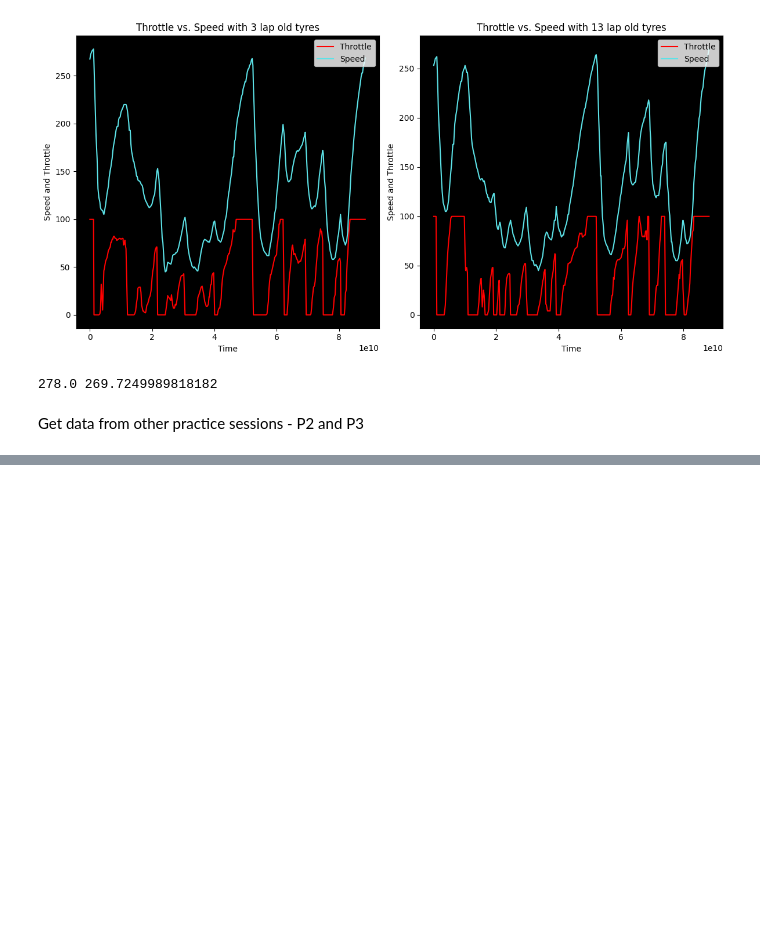
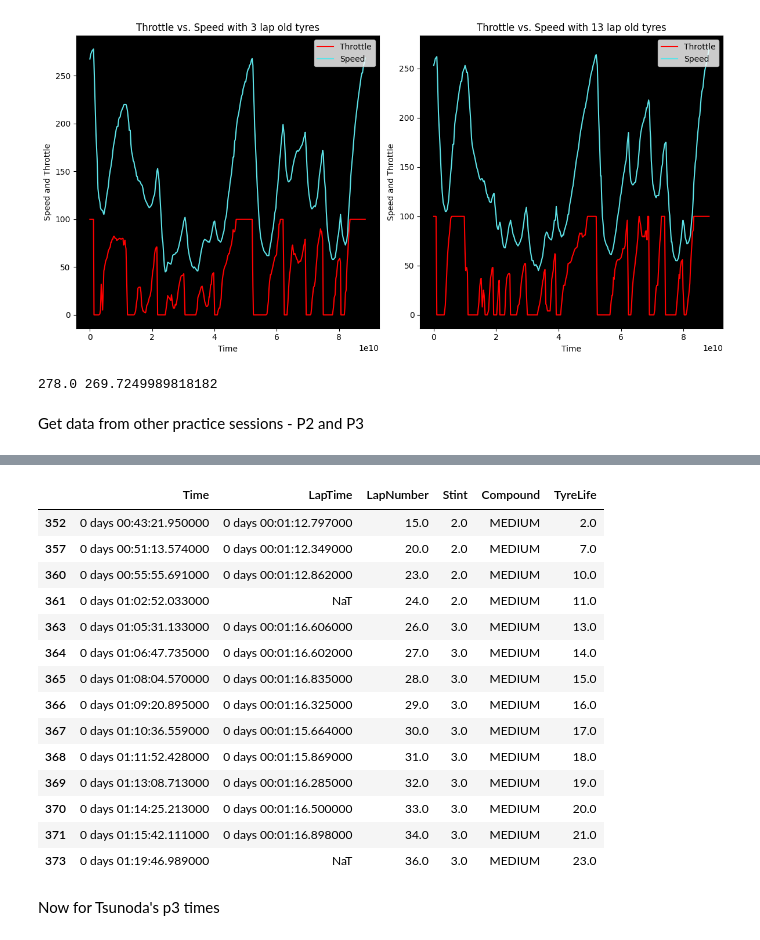
Before and after one commit to cchan083/F1-Lap-Times, a Jupyter notebook: tire_degradation.ipynb, the cells around one changed output, grey strips where cells are left out. Drawn from its saved outputs; the diff is of its cells as text; code cells hidden in the pictures; blank space fills up the shorter version.

```diff
--- a/tire_degradation.ipynb
+++ b/tire_degradation.ipynb
@@ -195,3 +195,12 @@ print(
 # Then this can correlate with a Boolean value if the tyre is usable, using logistic regression, using tyre life and max speed again
 # %% [markdown]
 Get data from other practice sessions - P2 and P3
+# %%
+free_practice_2 = fastf1.get_session(2024, 'Monaco', 'FP2')
+free_practice_3 = fastf1.get_session(2024, 'Monaco', 'FP3')
+
+free_practice_2.load()
+free_practice_3.load()
+
+p2_laps = free_practice_2.laps
+p3_laps = free_practice_3.laps
@@ -197,0 +245,3 @@ Get data from other practice sessions - P2 and P3
+# %%
+tsunoda_p2 = p2_laps.loc[p2_laps['Driver'] == 'TSU', ['Time', 'LapTime', 'LapNumber', 'Stint', 'Compound', 'TyreLife', ]]
+tsunoda_p2.head()
@@ -197,0 +255,5 @@ Get data from other practice sessions - P2 and P3
+# %%
+lap_threshold = pd.Timedelta(minutes=1, seconds=20)
+slow_laps_p2 = tsunoda_p2.loc[tsunoda_p2['LapTime'] > lap_threshold]
+tsunoda_p2 = tsunoda_p2.drop(list(slow_laps_p2.index), axis=0)
+tsunoda_p2.head()
@@ -197,0 +267,24 @@ Get data from other practice sessions - P2 and P3
+# %%
+# Drop all hard compound tires as he wasn't pushing every lap
+
+hard_compound = tsunoda_p2.loc[tsunoda_p2['Compound'] == 'HARD']
+tsunoda_p2 = tsunoda_p2.drop(list(hard_compound.index), axis=0)
+tsunoda_p2
+# %% [output]
+|  | Time | LapTime | LapNumber | Stint | Compound | TyreLife |
+| 352 | 0 days 00:43:21.950000 | 0 days 00:01:12.797000 | 15.0 | 2.0 | MEDIUM | 2.0 |
+| 357 | 0 days 00:51:13.574000 | 0 days 00:01:12.349000 | 20.0 | 2.0 | MEDIUM | 7.0 |
+| 360 | 0 days 00:55:55.691000 | 0 days 00:01:12.862000 | 23.0 | 2.0 | MEDIUM | 10.0 |
+| 361 | 0 days 01:02:52.033000 | NaT | 24.0 | 2.0 | MEDIUM | 11.0 |
+| 363 | 0 days 01:05:31.133000 | 0 days 00:01:16.606000 | 26.0 | 3.0 | MEDIUM | 13.0 |
+| 364 | 0 days 01:06:47.735000 | 0 days 00:01:16.602000 | 27.0 | 3.0 | MEDIUM | 14.0 |
+| 365 | 0 days 01:08:04.570000 | 0 days 00:01:16.835000 | 28.0 | 3.0 | MEDIUM | 15.0 |
+| 366 | 0 days 01:09:20.895000 | 0 days 00:01:16.325000 | 29.0 | 3.0 | MEDIUM | 16.0 |
+| 367 | 0 days 01:10:36.559000 | 0 days 00:01:15.664000 | 30.0 | 3.0 | MEDIUM | 17.0 |
+| 368 | 0 days 01:11:52.428000 | 0 days 00:01:15.869000 | 31.0 | 3.0 | MEDIUM | 18.0 |
+| 369 | 0 days 01:13:08.713000 | 0 days 00:01:16.285000 | 32.0 | 3.0 | MEDIUM | 19.0 |
+| 370 | 0 days 01:14:25.213000 | 0 days 00:01:16.500000 | 33.0 | 3.0 | MEDIUM | 20.0 |
+| 371 | 0 days 01:15:42.111000 | 0 days 00:01:16.898000 | 34.0 | 3.0 | MEDIUM | 21.0 |
+| 373 | 0 days 01:19:46.989000 | NaT | 36.0 | 3.0 | MEDIUM | 23.0 |
+# %% [markdown]
+Now for Tsunoda's p3 times
```
Also changed, not shown: parts of 38 cells of this notebook, 4 other files.
